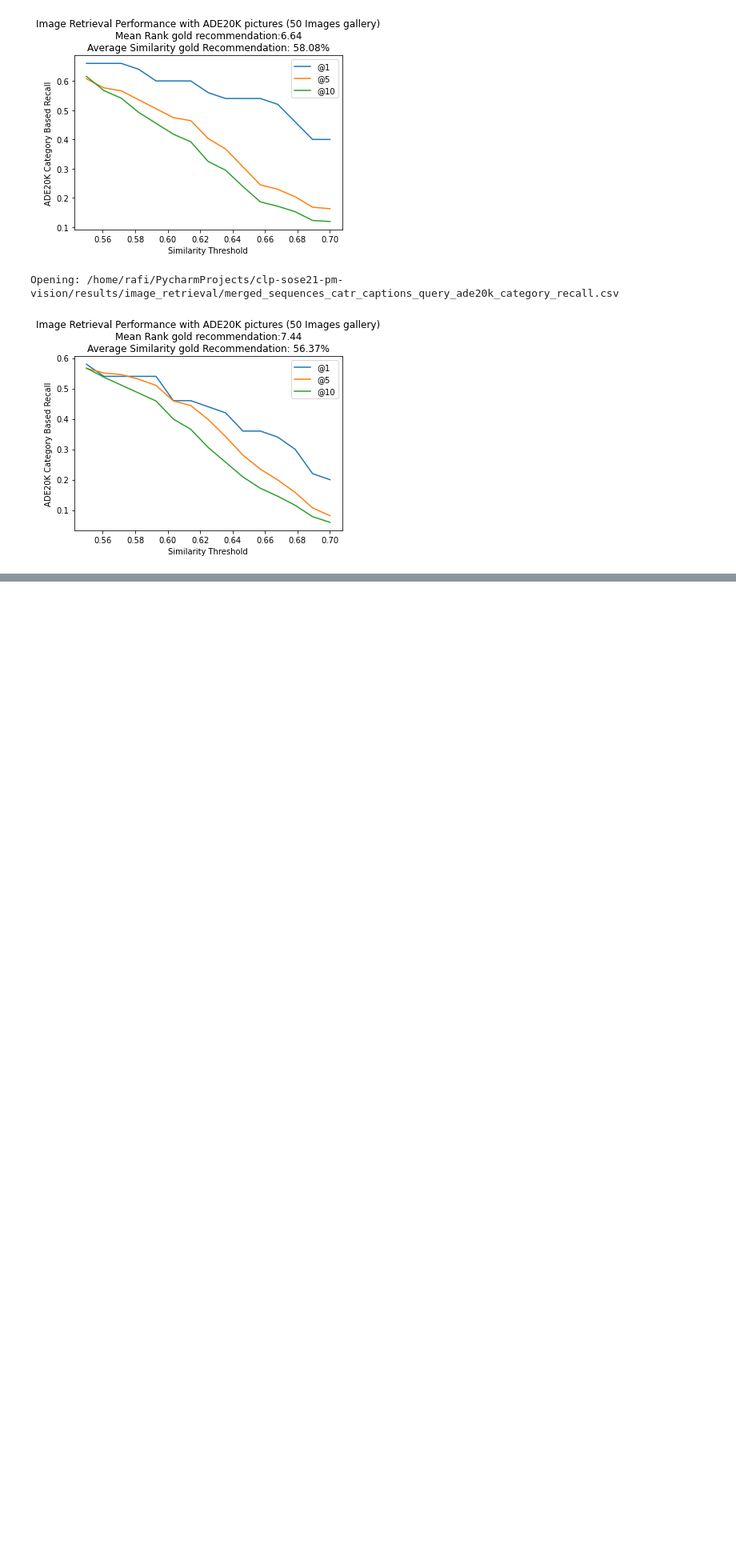
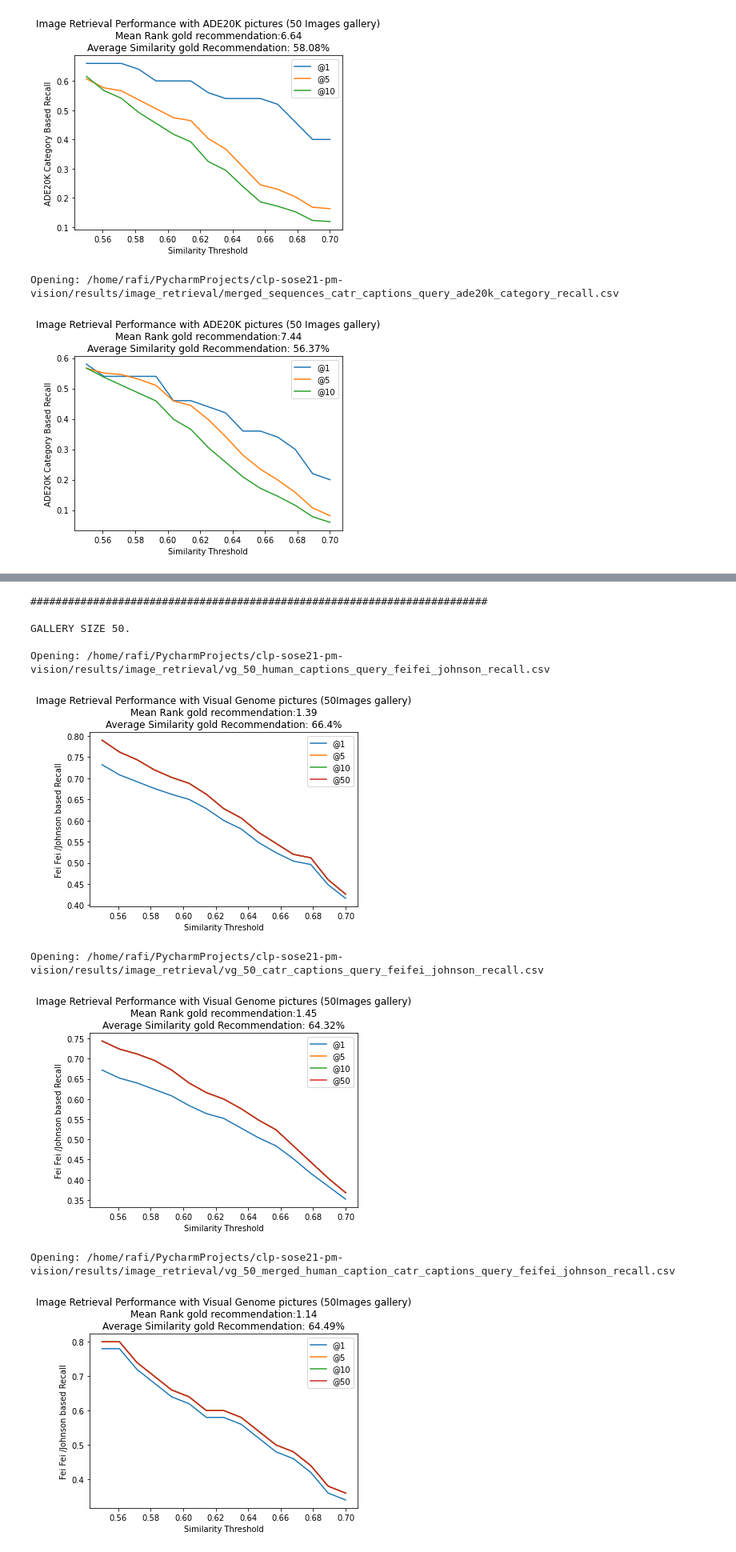
Before and after one commit to compling-potsdam/clp-sose21-pm-vision, a Jupyter notebook: avatar_sgg/notebooks/plot_metrics.ipynb, the cells around one changed output, grey strips where cells are left out. Shown at 80% size. Saved outputs shown, nothing was run; the diff lists cells and outputs as text; code cells hidden in the pictures; blank space fills up the shorter version.

Commit message:
Adds baseline model metrics agains Visual Genome.

```diff
--- a/avatar_sgg/notebooks/plot_metrics.ipynb
+++ b/avatar_sgg/notebooks/plot_metrics.ipynb
@@ -36,7 +36,9 @@ def plot_recall(df, recall_list : list = [1, 5 , 10],
     mean_rank = round(df['mean_rank'][0], 2)
     average_similarity = round(df['average_similarity'][0]*100, 2)
     for r in recall_list:
-        plt.plot(df["threshold"][1:], df[f"recall_at_{r}"][1:], label=f"@{r}")
+        column_name = f"recall_at_{r}"
+        if column_name in df.columns:
+            plt.plot(df["threshold"][1:], df[f"recall_at_{r}"][1:], label=f"@{r}")
     plt.ylabel(y_label)
     plt.xlabel(x_label)
     plt.title(f"{title}\nMean Rank gold recommendation:{mean_rank}\nAverage Similarity gold Recommendation: {average_similarity}%")
@@ -84,0 +91,32 @@ Opening: /home/rafi/PycharmProjects/clp-sose21-pm-vision/results/image_retrieval
+# %%
+
+
+vg_human_caption = lambda gallery_size: f"vg_{gallery_size}_human_captions_query"
+vg_catr_caption = lambda gallery_size: f"vg_{gallery_size}_catr_captions_query"
+vg_merged_human_caption = lambda gallery_size: f"vg_{gallery_size}_merged_human_caption_catr_captions_query"
+
+get_query_type_list = lambda gallery_size: [vg_human_caption(gallery_size), vg_catr_caption(gallery_size), vg_merged_human_caption(gallery_size)]
+
+#TODO 50 and 5000
+gallery_size_list = [50, 150, 1000, 5000]
+
+for size in gallery_size_list:
+    print("#########################################################################\n")
+    query_type_list = get_query_type_list(size)
+    print(f"GALLERY SIZE {size}.\n")
+    for query_type in query_type_list:
+        title=f"Image Retrieval Performance with Visual Genome pictures ({size}Images gallery)"
+        file_name = eval_name(query_type, fei_fei_recall)
+        df = read_frame(file_name)
+        plot_recall(df, y_label=feifei_recall_label, recall_list=[1, 5,  10, 50, 100], title=title)
+# %% [output]
+#########################################################################
+
+GALLERY SIZE 50.
+
+Opening: /home/rafi/PycharmProjects/clp-sose21-pm-vision/results/image_retrieval/vg_50_human_captions_query_feifei_johnson_recall.csv
+[figure, added]
+Opening: /home/rafi/PycharmProjects/clp-sose21-pm-vision/results/image_retrieval/vg_50_catr_captions_query_feifei_johnson_recall.csv
+[figure, added]
+Opening: /home/rafi/PycharmProjects/clp-sose21-pm-vision/results/image_retrieval/vg_50_merged_human_caption_catr_captions_query_feifei_johnson_recall.csv
+[figure, added]
```
Also changed, not shown: parts of 3 cells of this notebook, 13 other files.
